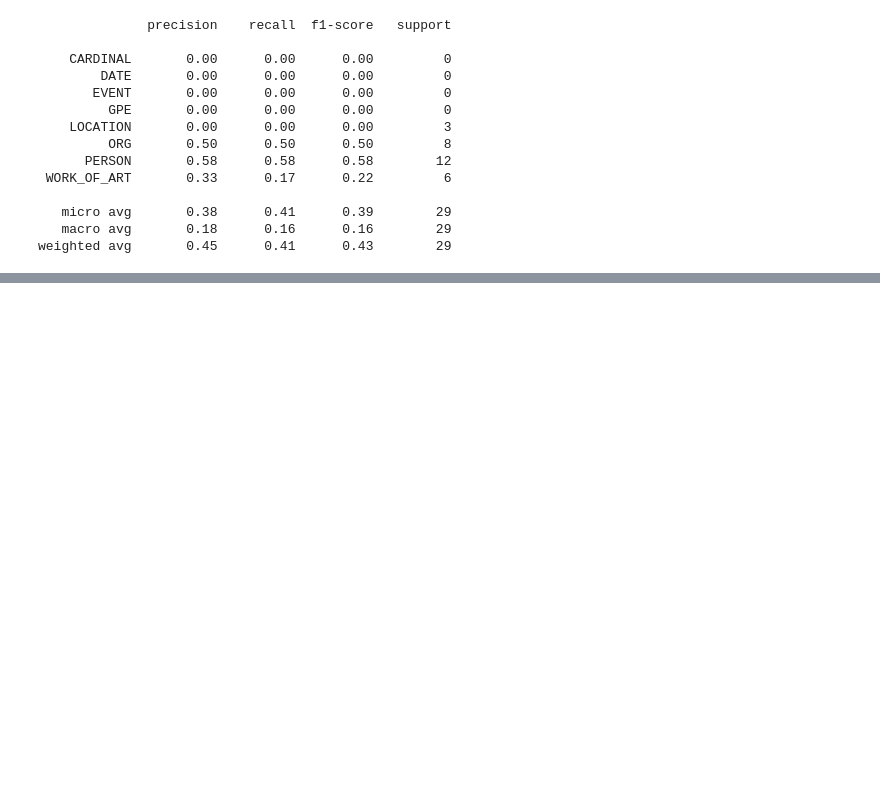
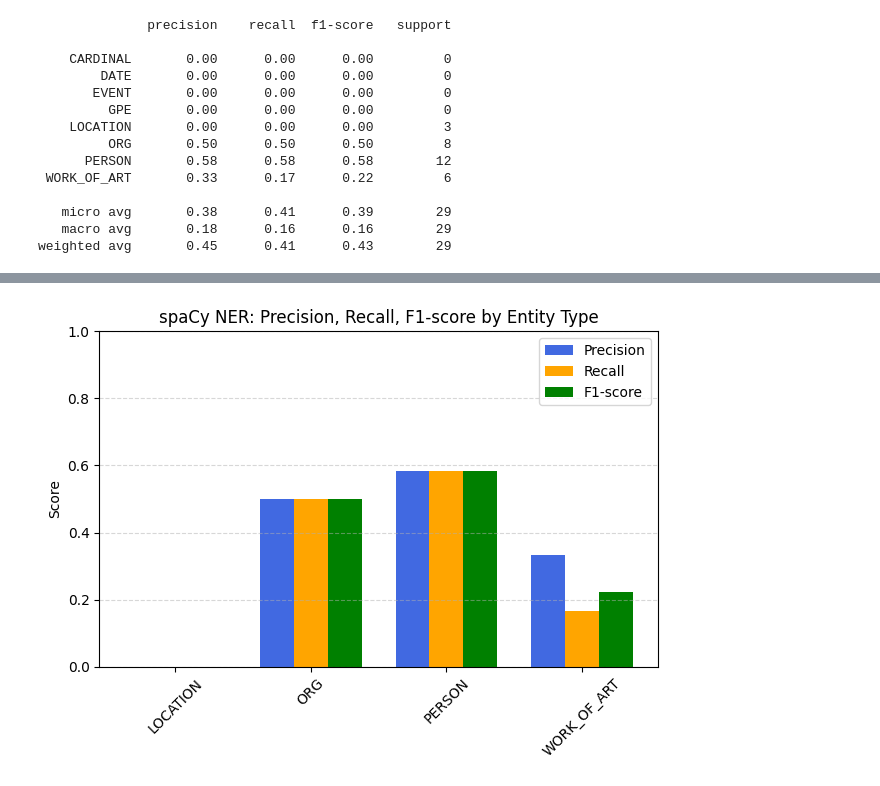
Before and after one commit to sybemelsert/Text_Mining_poster, a Jupyter notebook: SpaCy_NERC_ana.ipynb, the cells around one changed output, grey strips where cells are left out. Drawn from its saved outputs; the diff is of its cells as text; code cells hidden in the pictures; blank space fills up the shorter version.

Commit message:
visual NER en sentiment

```diff
--- a/SpaCy_NERC_ana.ipynb
+++ b/SpaCy_NERC_ana.ipynb
@@ -72,0 +87,40 @@ weighted avg       0.45      0.41      0.43        29
+# %%
+import matplotlib.pyplot as plt
+import numpy as np
+from seqeval.metrics import classification_report
+
+# Get classification report as dictionary
+report_dict = classification_report(true_labels, pred_labels, output_dict=True)
+
+# Filter out only valid entity labels (exclude avg and those with 0 support)
+labels = [
+    label for label in report_dict.keys()
+    if label not in ['accuracy', 'macro avg', 'weighted avg', 'micro avg']
+    and report_dict[label]["support"] > 0
+]
+
+# Extract precision, recall, and F1 for those labels
+precision = [report_dict[label]["precision"] for label in labels]
+recall = [report_dict[label]["recall"] for label in labels]
+f1 = [report_dict[label]["f1-score"] for label in labels]
+
+# Set up bar chart
+x = np.arange(len(labels))
+width = 0.25
+
+# Plot grouped bars
+plt.bar(x - width, precision, width, label='Precision', color='royalblue')
+plt.bar(x, recall, width, label='Recall', color='orange')
+plt.bar(x + width, f1, width, label='F1-score', color='green')
+
+# Add formatting
+plt.xticks(x, labels, rotation=45)
+plt.ylabel("Score")
+plt.ylim(0, 1)
+plt.title("spaCy NER: Precision, Recall, F1-score by Entity Type")
+plt.legend()
+plt.grid(axis='y', linestyle='--', alpha=0.5)
+plt.tight_layout()
+plt.show()
+# %% [output]
+[figure, added]
```
Also changed, not shown: parts of 1 cell of this notebook, 1 other file.
